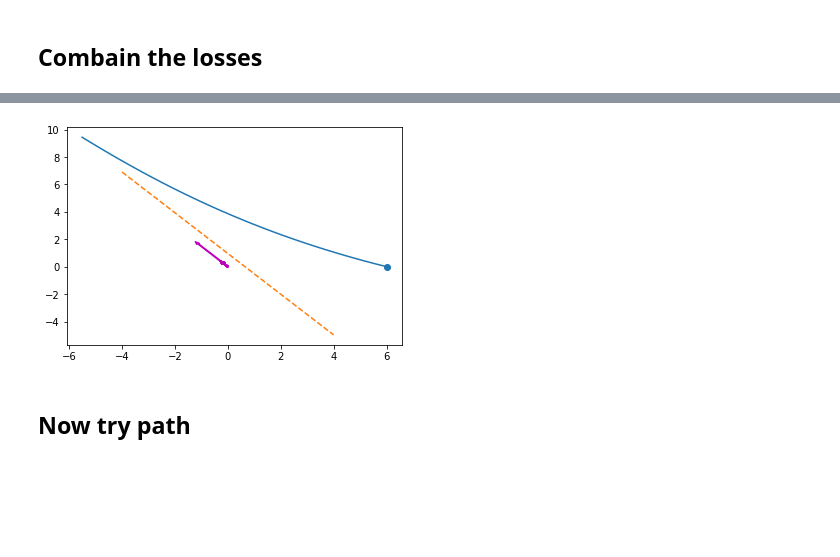
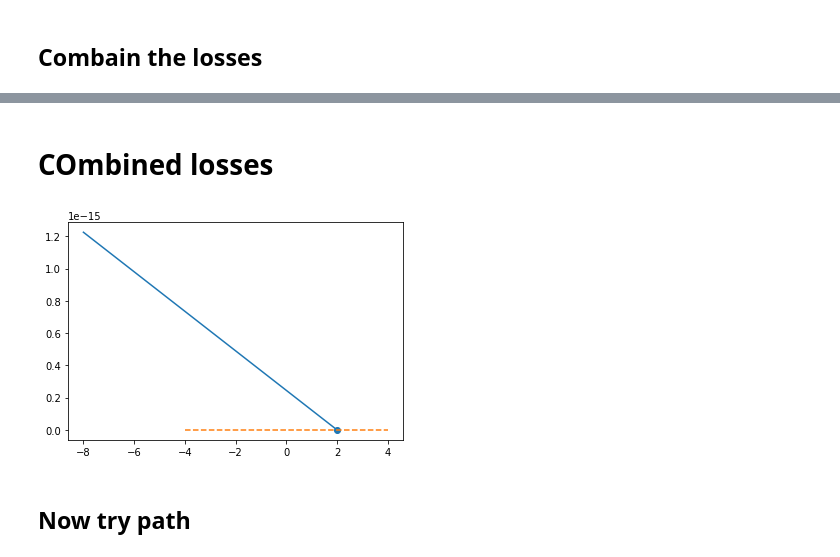
Before and after one commit to Nyctolex/Autonomous-Car, a Jupyter notebook: Path Control/Alex's junk code/Path Control Mathematics.ipynb, the cells around one changed output, grey strips where cells are left out. Drawn from its saved outputs; the diff is of its cells as text; code cells hidden in the pictures; blank space fills up the shorter version.

```diff
--- a/Path Control/Alex's junk code/Path Control Mathematics.ipynb
+++ b/Path Control/Alex's junk code/Path Control Mathematics.ipynb
@@ -366,9 +361,6 @@ def angle_controller(line, direction):
     return -1*angle
 # %%
 import numpy as np
-from numpy.linalg import norm
-import matplotlib.pyplot as plt
-from random import uniform
 %matplotlib inline
 #hyper parameters
 dt = 1
@@ -402,8 +394,7 @@ for t in range(20):
     # plot_vec(n*0.1, car.position, width=0.01)
     # plot_vec(v*2, car.position, width=0.02, color='g')
 
-    d = abs(line_point_distance(l
-    ine, car.position))
+    d = abs(line_point_distance(line, car.position))
     d_theta = angle_controller(line, v_hat)
     w = 1
     proportional = 0.75 #(w*d/(w*d+1))
@@ -512,3 +579,5 @@ def angle_controller(line, direction):
+# %% [markdown]
+# COmbined losses
 # %%
 import numpy as np
 from numpy.linalg import norm
@@ -519,16 +588,22 @@ dt = 1
 learning_reate = 1
 w = 0.1
 #initial parameters
-initial_velocity = 0.5
-initial_theta = np.pi
+initial_velocity = 1
+initial_theta = uniform(-np.pi, np.pi)
+initial_theta = np.pi/2
 initial_pos = np.array([2,0])
 #initial parameters
 
 initial_pos = np.array([uniform(-1, 1), uniform(-1, 1)])
+initial_pos = np.array([2, 0])
 p1 = np.array([uniform(-1, 1), uniform(-1, 1)])
+p1 = initial_pos
 p2 = np.array([uniform(-1, 1), uniform(-1, 1)])
+p2 = p1+np.array([-1, 0])
+
+
 line = np.array([p1, p2])
-initial_pos = np.array([6,0])
+
 # initial_pos = p1
 p = p2-p1
 
@@ -536,36 +611,35 @@ plt.scatter(initial_pos[0], initial_pos[1])
 car = Car(initial_pos, initial_theta, initial_velocity)
 
 
 car_path = [initial_pos]
 
-for t in range(30):
+for t in range(10):
     theta = car.get_direction()
     velocity = car.velocity
     v_hat = np.array([np.cos(theta), np.sin(theta)])
     v = velocity*v_hat
 
     d = abs(line_point_distance(line, car.position))
     distance_direction_change = distance_controller(car.position, v, line)
     parallel_direction_change = angle_controller(line, v_hat)
 
     proportional = (w*d/(w*d+1))
     d_theta = (1-proportional)*parallel_direction_change + proportional*distance_direction_change
     new_theta =theta +  d_theta
 
-    plot_vec(p)
+
     car.set_direction(new_theta)
     car.update_position(dt)
     car_path.append(car.position)
 
 
 car_path  =np.array(car_path)
 plt.plot(car_path[:,0], car_path[:,1])
 
 
 
-plot_vec(hat(p)*2, (0,0))
+# plot_vec(hat(p)*2, (0,0), width=0.1)
+
 plot_line(p1, p2, [-4,4])
-# plt.xlim([-6,6])
-# plt.ylim([-6,6])
 # %% [output]
-[figure, old version]
+[figure, new version]
```
Also changed, not shown: parts of 13 cells of this notebook, 1 other file.
